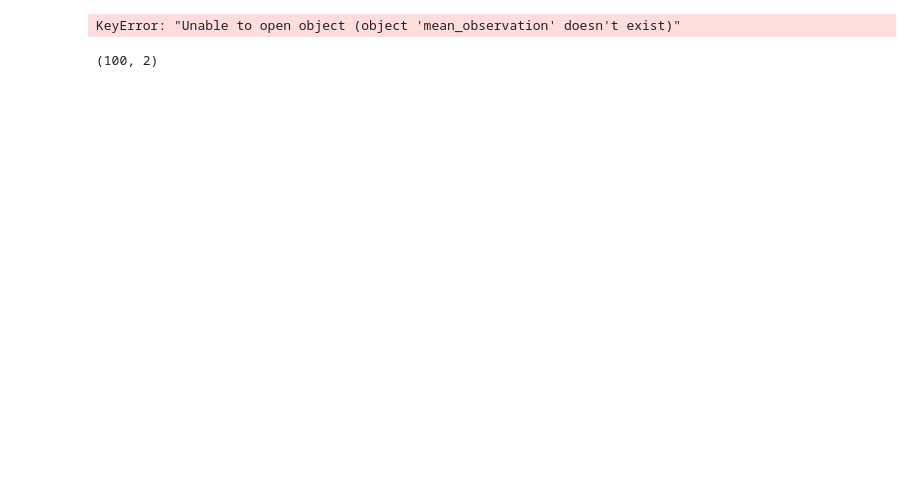
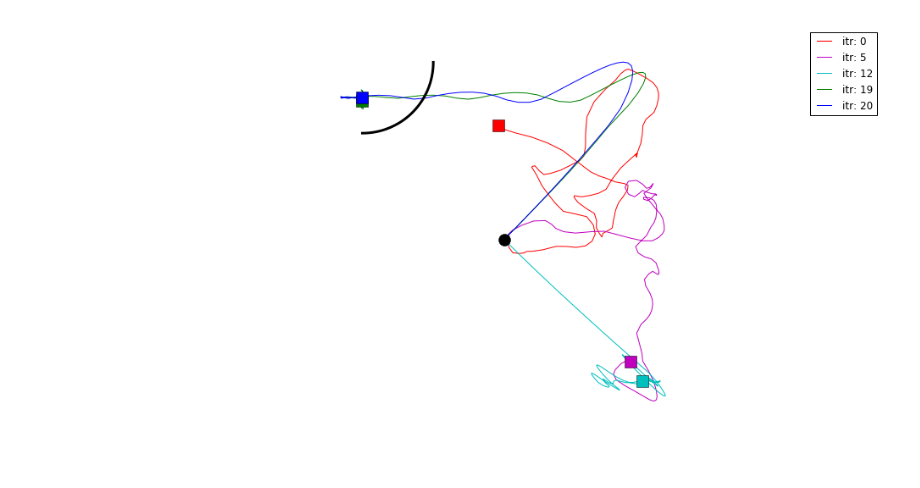
Before and after one commit to tmigimatsu/robotic-priors, a Jupyter notebook: python/Data Visualization.ipynb, the cells around one changed output. Cells and saved outputs as stored; diff of their text form; code cells hidden in the pictures; blank space fills up the shorter version.

```diff
--- a/python/Data Visualization.ipynb
+++ b/python/Data Visualization.ipynb
@@ -27,7 +28,5 @@ print(len(files))
 # %%
-# Plot mean observation
-mean_observation = f["mean_observation"][()]
-plt.imshow(mean_observation[::-1,:])
-plt.show()
+# # Plot mean observation
+# mean_observation = f["mean_observation"][()]
+# plt.imshow(mean_observation[::-1,:])
+# plt.show()
-# %% [output]
-KeyError: "Unable to open object (object 'mean_observation' doesn't exist)"
@@ -36,7 +33,10 @@ want=[0,3,10,14,len(files)-1]
+# %%
+#files=files[14:-1]
+want=[0,5,12,19,len(files)-1]
 # %%
 # Iterate through data file
 # Choose and open one file
-col=['r','m','c', 'g','b',]
+col=['r','m','c', 'g','b']
 k=0
 endpts=[]
 fig, ax = plt.subplots(figsize=(16, 9))
@@ -84,35 +84,41 @@ for i,filename in enumerate(files):
         #print("Episode {}: {}".format(i, T))
 
     # Gather batch
     o  = np.concatenate(o, axis=0) # [T x 150 x 200 x 3]
     a  = np.concatenate(a, axis=0) # [T x 2]
     r  = np.concatenate(r, axis=0) # [T]
     x  = np.concatenate(x, axis=0) # [T x 2]
     dx = np.concatenate(dx, axis=0) # [T x 2]
     ax.plot(x[:,0], x[:,1], color=col[k])
 
     #append endpts for seixer plots
     endpts.append(x[-1,:])
     #plt.plot([x[0,0]], [x[0,1]], color=col[k], marker='o')
     #plt.plot([x[-1,0]], [x[-1,1]], color=col[k], marker='s')
 
     k+=1
 
 labels=["itr: "+str(itr)   for itr in want ]
 
 for i, c in enumerate(col):
     x=endpts[i]
     ax.plot([x[0]], [x[1]], color=col[i], marker='s', markersize=14)
 ax.plot([0.], [0.], color='k', marker='o', markersize=14)
 
 #goal region
 ang=np.linspace(0.0, -np.pi/2, 100)
-arcx=[-.45+np.cos(a)*.5 for a in ang]
-arcy=[.55+np.sin(a)*.5 for a in ang]
-#ax.plot(arcx, arcy, color='k')
+arcx=[-.2+np.cos(a)*.1 for a in ang]
+arcy=[.25+np.sin(a)*.1 for a in ang]
+ax.plot(arcx, arcy, color='k', linewidth=3)
+
+#boundary
+bound=np.array([[-.2, .25,],[.2, .25,],[.2, -.25,],[-.2, -.25,], [-.2, .25,]])
+#ax.plot(bound[:, 0], bound[:,1], color='r', linewidth=3)
 
 ax.legend(labels, loc='best')
 ax.axis('equal')
 ax.axis('off')
-plt.savefig('dqn_milestone.png')
-#plt.show()
+plt.savefig('dqn_milestone_fine.png')
+plt.show()
+# %% [output]
+[figure, added]
@@ -122,4 +124,0 @@ plt.show()
-# %%
-x.shape
-# %% [output]
-(100, 2)
```
Also changed, not shown: parts of 4 cells of this notebook, 4 other files.
